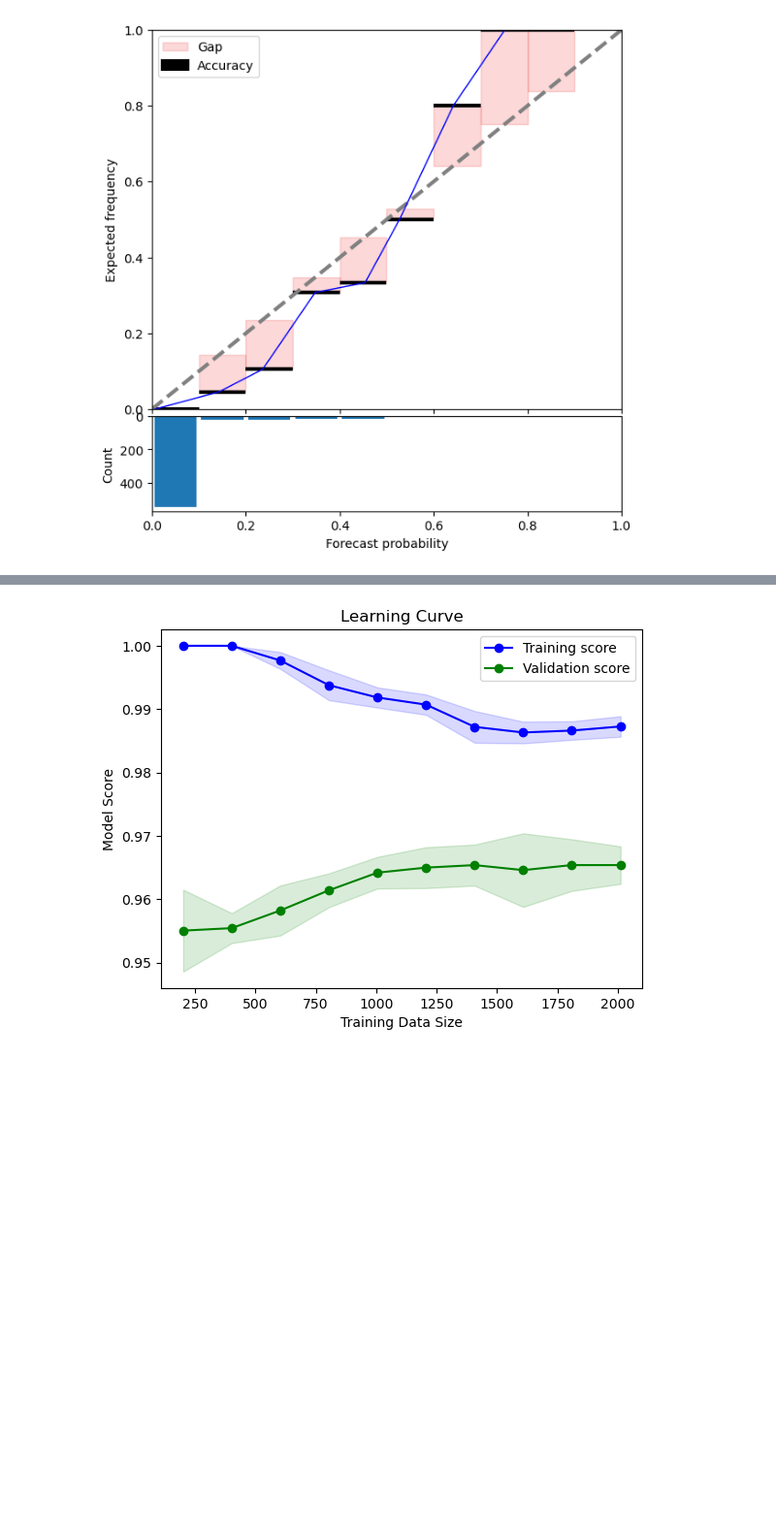
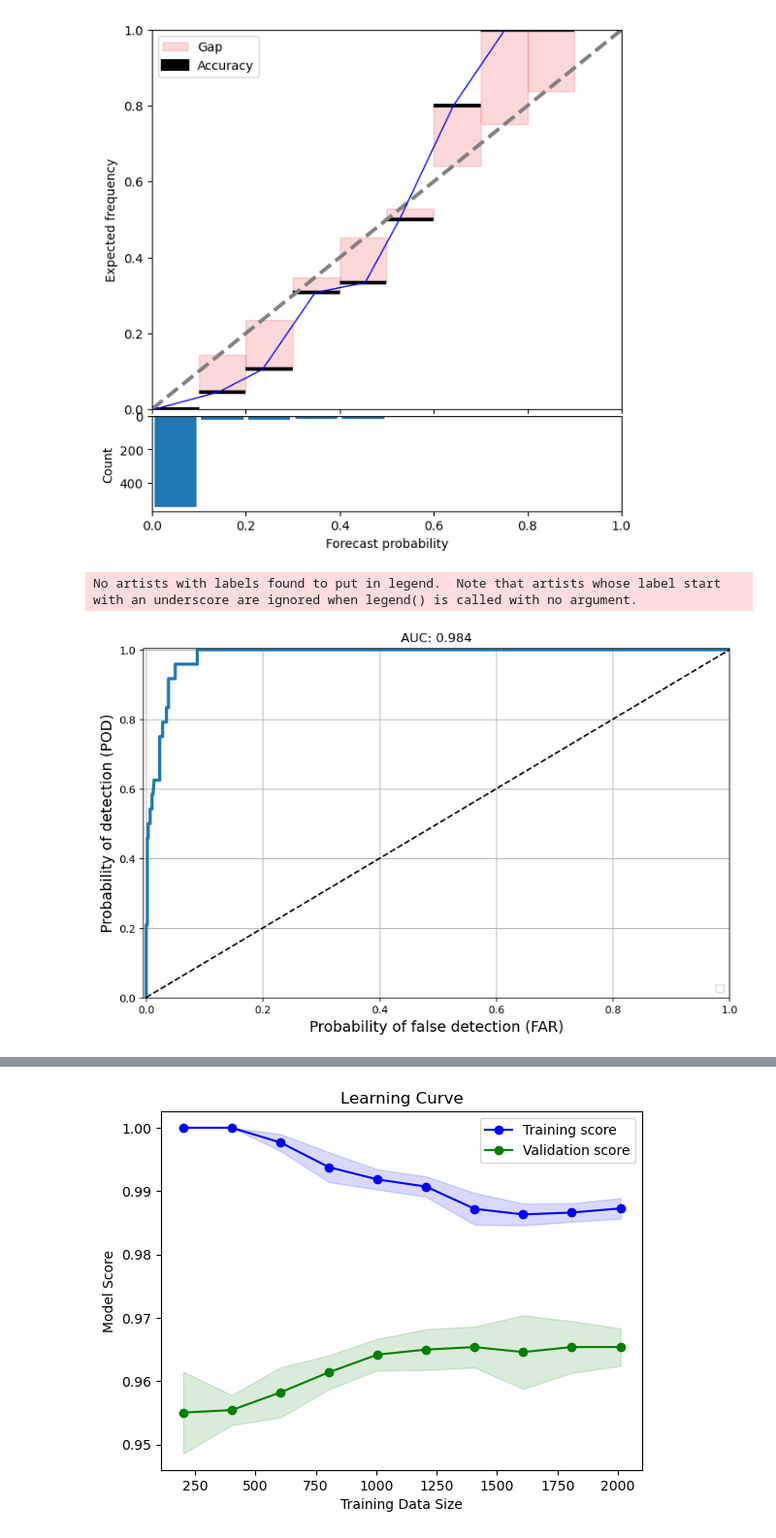
Before and after one commit to ekrell/ams_ai_shortcourse_2024, a Jupyter notebook: modules/model_selection_evaluation.ipynb, the cells around one changed output, grey strips where cells are left out. Shown: that part at 97% size. Saved outputs shown, nothing was run; the diff lists cells and outputs as text; code cells hidden in the pictures; blank space fills up the shorter version.

```diff
--- a/modules/model_selection_evaluation.ipynb
+++ b/modules/model_selection_evaluation.ipynb
@@ -315,16 +343,21 @@ def calc_pod_far(y_true, y_pred):
     pods = []
     fars = []
     thresholds = np.arange(0, 1, 0.001)
+
+    # Convert to numpy arrays if not already
+    y_true = np.array(y_true)
+    y_pred = np.array(y_pred)
+
     for i in thresholds:
-        pred_classes = y_pred[:, None] >= i
-            # Calculate the elements of the confusion matrix
-        Hit = sum((y_true == 1) & (pred_classes == 1))
-        CR = sum((y_true == 0) & (pred_classes == 0))
-        FA = sum((y_true == 0) & (pred_classes == 1))
-        MISS = sum((y_true == 1) & (pred_classes == 0))
+        pred_classes = y_pred >= i
+        # Calculate the elements of the confusion matrix
+        Hit = np.sum((y_true == 1) & (pred_classes == 1))
+        CR = np.sum((y_true == 0) & (pred_classes == 0))
+        FA = np.sum((y_true == 0) & (pred_classes == 1))
+        MISS = np.sum((y_true == 1) & (pred_classes == 0))
 
-        POD  = Hit/(Hit+MISS)
-        F    = FA/(FA+CR)
+        POD = Hit / (Hit + MISS) if (Hit + MISS) != 0 else 0
+        F = FA / (FA + CR) if (FA + CR) != 0 else 0
         pods.append(POD)
         fars.append(F)
 
@@ -333,6 +366,7 @@ def calc_pod_far(y_true, y_pred):
 def roc_curve(y_true, y_pred):
 
     PODs, FARs = calc_pod_far(y_true, y_pred)
+
     roc_data = {"POD": PODs, "FAR": FARs}
     roc_df_logit = pd.DataFrame(roc_data).sort_values(by = ["POD", "FAR"])
 
@@ -907,6 +933,11 @@ cls_ytest_probs = rf.predict_proba(scaled_cls_xtest)[:, 1]
 reliability_diagram(cls_ytest, cls_ytest_probs)
 # %% [output]
 [figure]
+# %%
+roc_curve(cls_ytest, cls_ytest_probs)
+# %% [output]
+No artists with labels found to put in legend.  Note that artists whose label start with an underscore are ignored when legend() is called with no argument.
+[figure, added]
 # %% [markdown]
 #### Learning Curve
 <figure>
```
Also changed, not shown: parts of 15 cells of this notebook, 2 other files.
